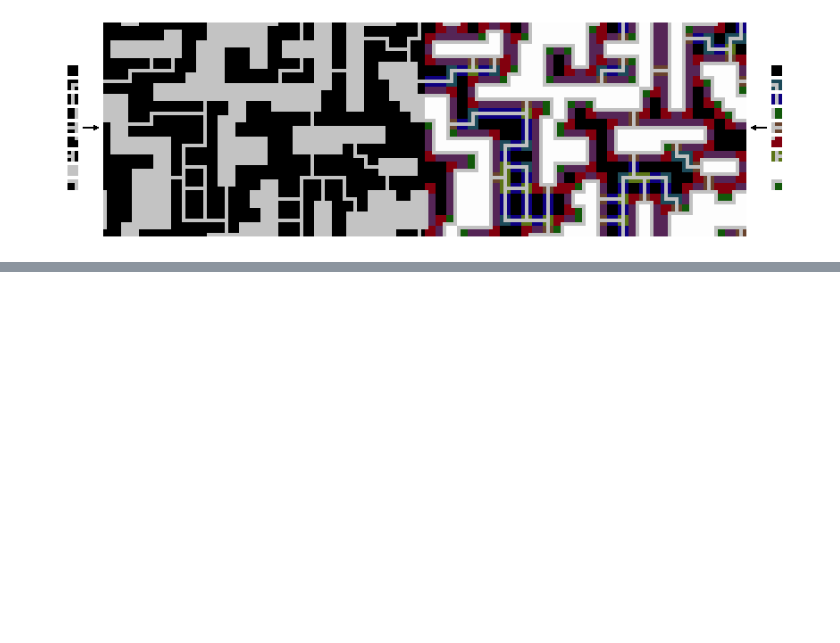
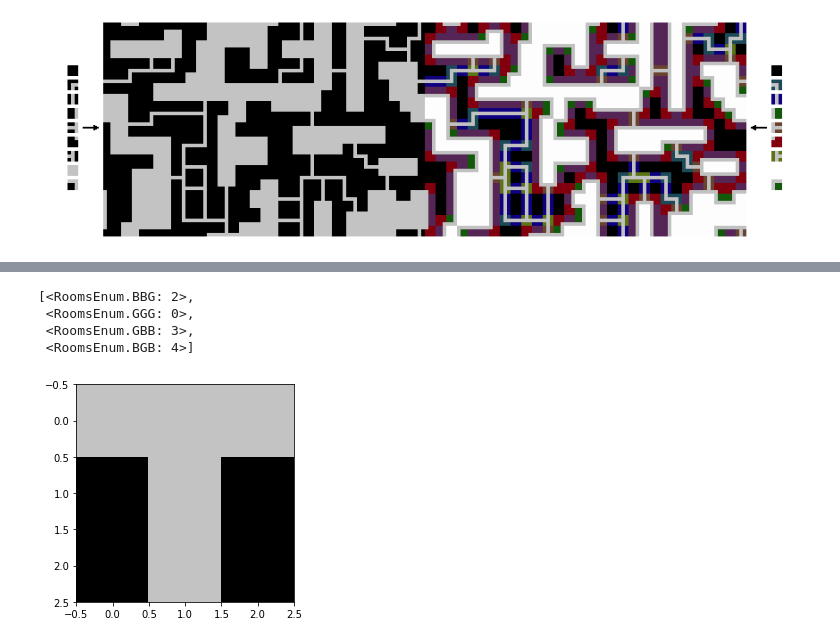
Before and after one commit to thijsgelton/P11-G7-WFC, a Jupyter notebook: P11_G7_wave_function_collapse.ipynb, the cells around one changed output, grey strips where cells are left out. Cells and saved outputs as stored; diff of their text form; code cells hidden in the pictures; blank space fills up the shorter version.

```diff
--- a/P11_G7_wave_function_collapse.ipynb
+++ b/P11_G7_wave_function_collapse.ipynb
@@ -492,3 +491,12 @@ pprint(tiles)
+# %%
+plt.imshow(tiles[6].bitmap)
+tiles[6].sides
+# %% [output]
+[<RoomsEnum.BBG: 2>,
+ <RoomsEnum.GGG: 0>,
+ <RoomsEnum.GBB: 3>,
+ <RoomsEnum.BGB: 4>]
+[figure, added]
 # %%
 weights = np.asarray([t.weight for t in tiles])
 # %%
```
Also changed, not shown: parts of 13 cells of this notebook.
